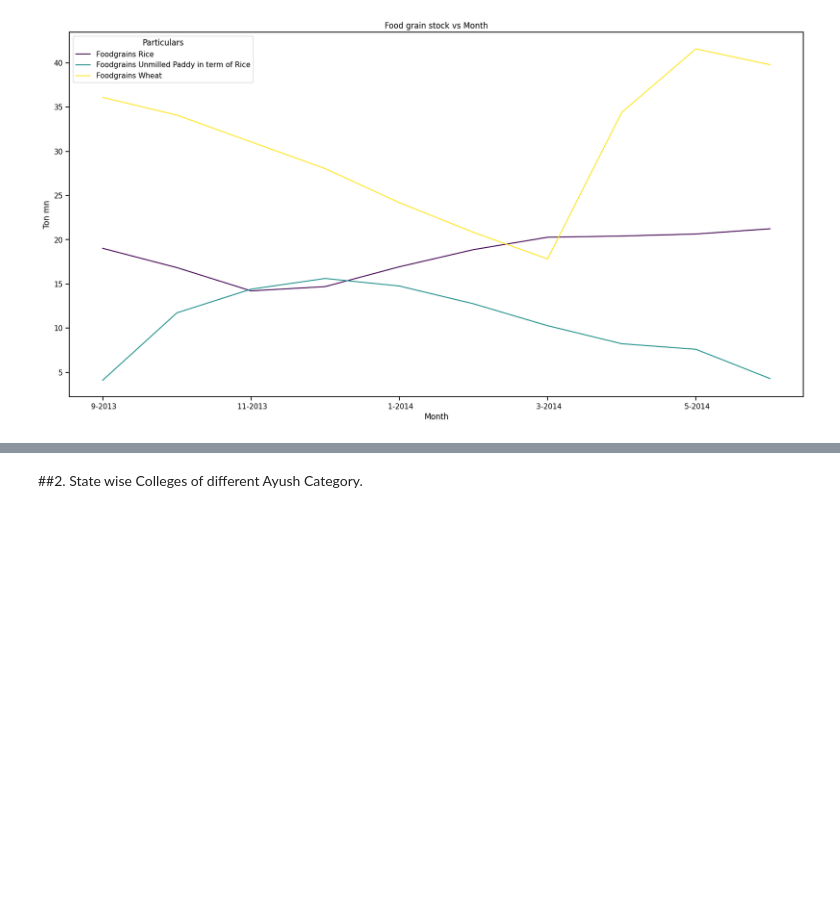
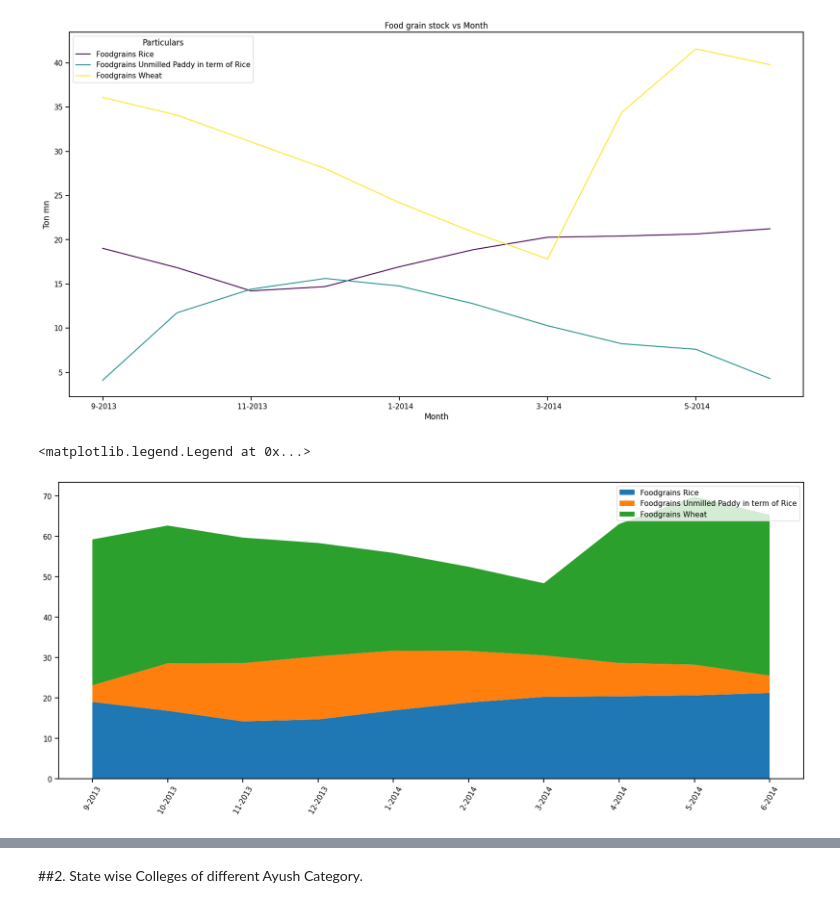
Before and after one commit to CyanTarantula/DV-Lab-4, a Jupyter notebook: B20AI050_DV_Lab4.ipynb, the cells around one changed output, grey strips where cells are left out. Drawn from its saved outputs; the diff is of its cells as text; code cells hidden in the pictures; blank space fills up the shorter version.

```diff
--- a/B20AI050_DV_Lab4.ipynb
+++ b/B20AI050_DV_Lab4.ipynb
@@ -71,6 +73,20 @@ plt.title('Food grain stock vs Month')
 # %% [output]
 Text(0.5, 1.0, 'Food grain stock vs Month')
 [figure]
+# %%
+plt.figure(figsize=(20,8))
+fig = plt.stackplot(df1_T['Month'].to_numpy(), df1_T.drop(columns=["Month"]).to_numpy().T.astype(float),
+    labels=[
+        'Foodgrains Rice',
+        'Foodgrains Unmilled Paddy in term of Rice',
+        'Foodgrains Wheat'
+    ]
+)
+plt.xticks(rotation=60)
+plt.legend()
+# %% [output]
+<matplotlib.legend.Legend at 0x...>
+[figure, added]
 # %%
 fig, axes = plt.subplots(1, 3, figsize=(50, 10))
 
```
Also changed, not shown: parts of 10 cells of this notebook.
